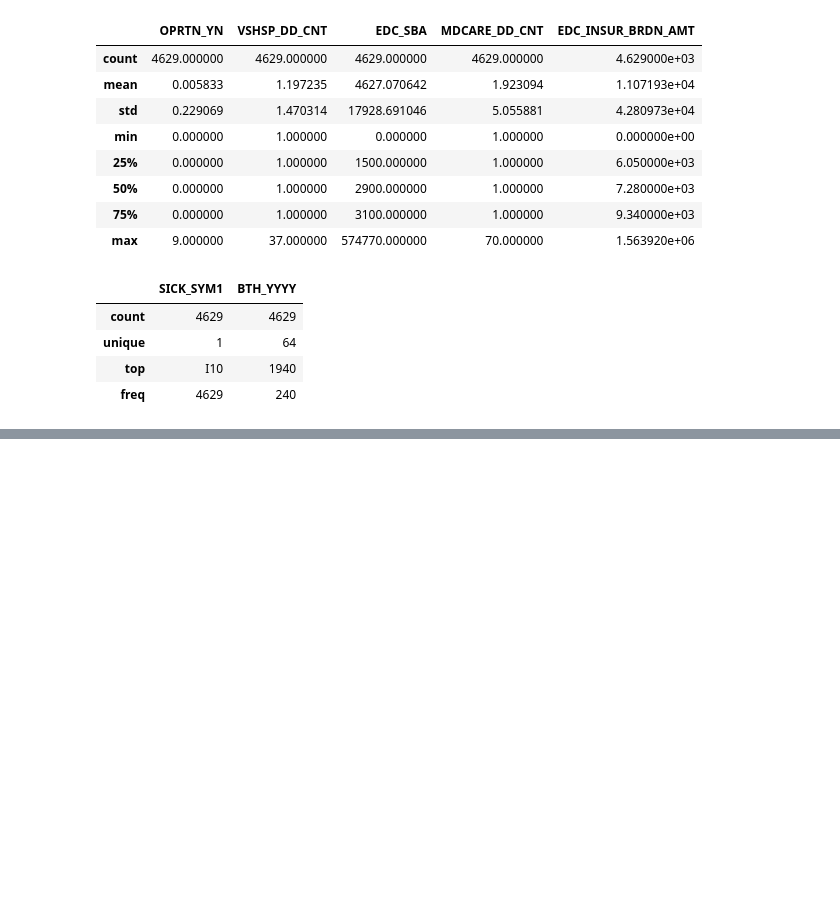
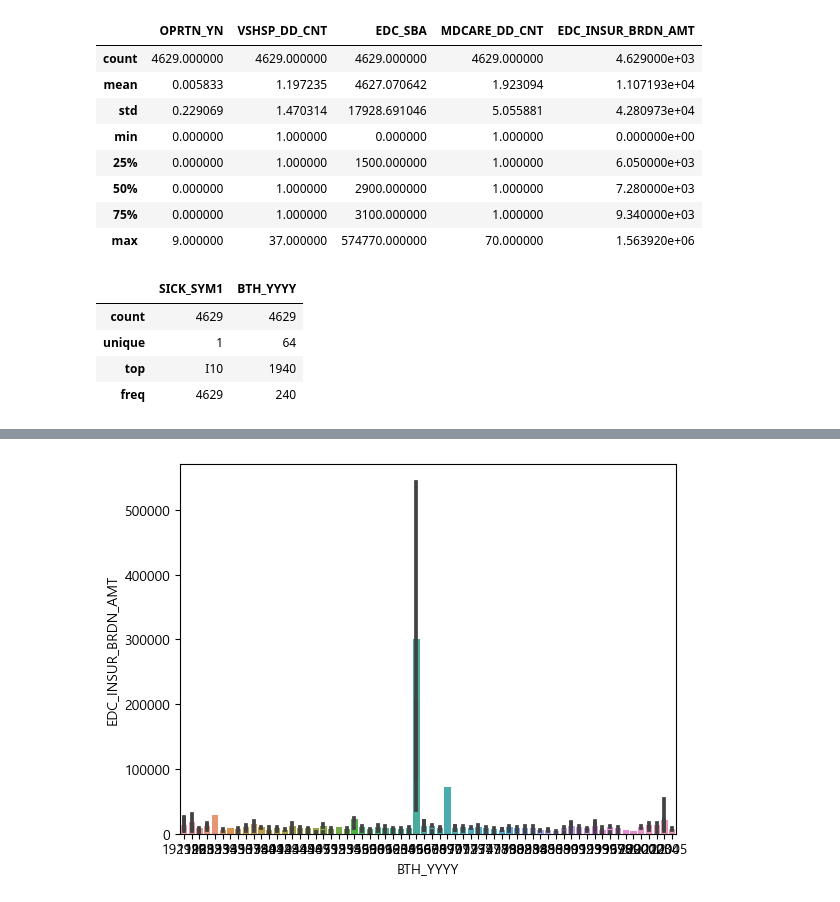
Before and after one commit to BongWonHee/toy_data_analysis, a Jupyter notebook: NHIS_EDA.ipynb, the cells around one changed output, grey strips where cells are left out. Cells and saved outputs as stored; diff of their text form; code cells hidden in the pictures; blank space fills up the shorter version.

```diff
--- a/NHIS_EDA.ipynb
+++ b/NHIS_EDA.ipynb
@@ -100,0 +101,5 @@ NameError: name 'df_ROS' is not defined
+# %%
+for item in df_NHIS_list :
+    sns.barplot(data=df_NHIS,x='BTH_YYYY',y=item)
+# %% [output]
+[figure, added]
```
Also changed, not shown: parts of 11 cells of this notebook, 2 other files.
